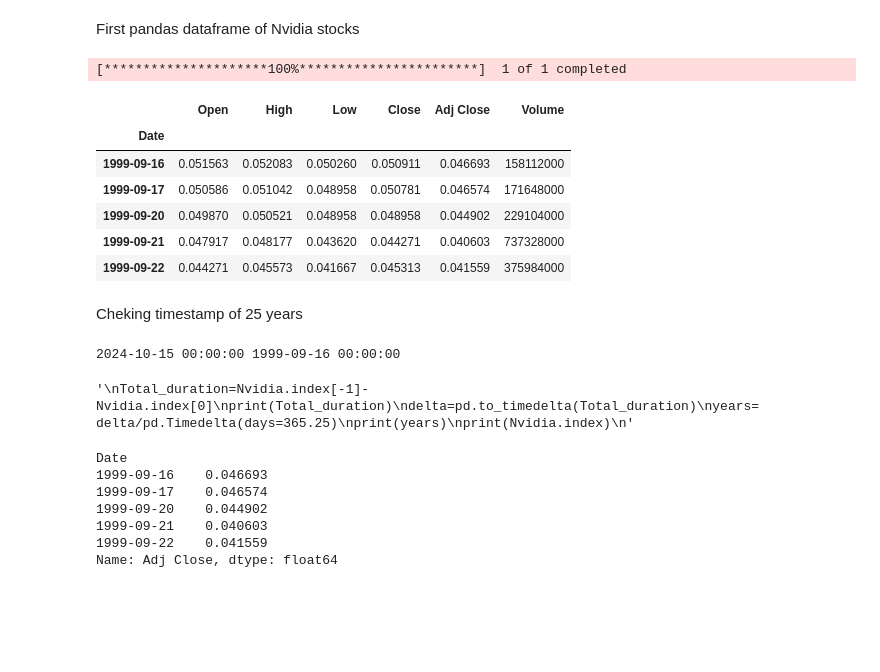
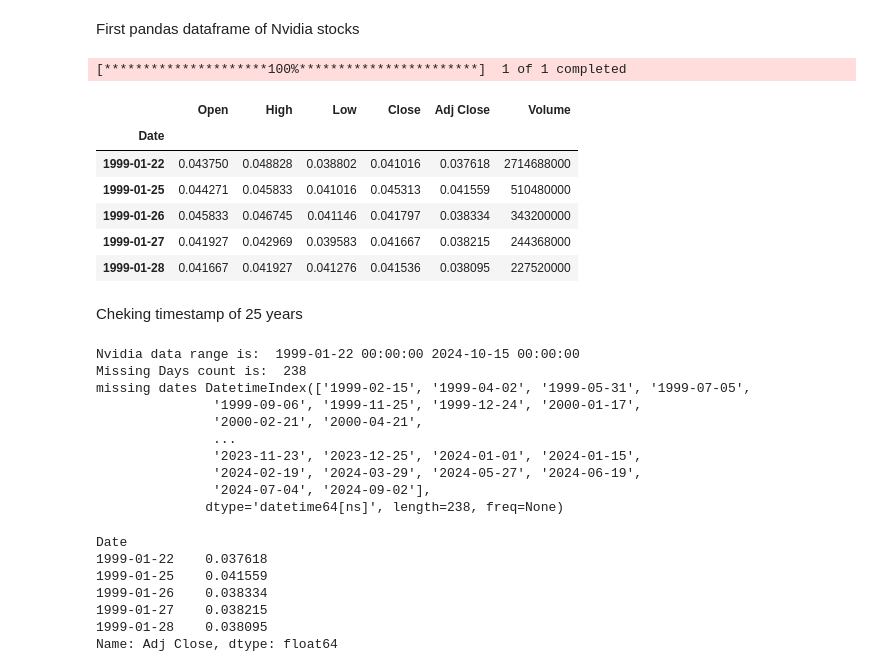
Before and after one commit to cgav1n1/Econometrics_Stylized_Facts, a Jupyter notebook: MidTermAssignment.ipynb, the cells around one changed output. Saved outputs shown, nothing was run; the diff lists cells and outputs as text; code cells hidden in the pictures; blank space fills up the shorter version.

```diff
--- a/MidTermAssignment.ipynb
+++ b/MidTermAssignment.ipynb
@@ -34,14 +34,14 @@ import pylab
 First pandas dataframe of Nvidia stocks
 # %%
 # Importing Nvidia stock from yahoo finance
-Nvidia = yf.download("NVDA", start="1999-09-16", end="2024-10-16")
+Nvidia = yf.download("NVDA", start="1999-01-21", end="2024-10-16")
 Nvidia.head()
 # %% [output]
 [*********************100%***********************]  1 of 1 completed
 |  | Open | High | Low | Close | Adj Close | Volume |
 | Date |  |  |  |  |  |  |
-| 1999-09-16 | 0.051563 | 0.052083 | 0.050260 | 0.050911 | 0.046693 | 158112000 |
-| 1999-09-17 | 0.050586 | 0.051042 | 0.048958 | 0.050781 | 0.046574 | 171648000 |
-| 1999-09-20 | 0.049870 | 0.050521 | 0.048958 | 0.048958 | 0.044902 | 229104000 |
-| 1999-09-21 | 0.047917 | 0.048177 | 0.043620 | 0.044271 | 0.040603 | 737328000 |
-| 1999-09-22 | 0.044271 | 0.045573 | 0.041667 | 0.045313 | 0.041559 | 375984000 |
+| 1999-01-22 | 0.043750 | 0.048828 | 0.038802 | 0.041016 | 0.037618 | 2714688000 |
+| 1999-01-25 | 0.044271 | 0.045833 | 0.041016 | 0.045313 | 0.041559 | 510480000 |
+| 1999-01-26 | 0.045833 | 0.046745 | 0.041146 | 0.041797 | 0.038334 | 343200000 |
+| 1999-01-27 | 0.041927 | 0.042969 | 0.039583 | 0.041667 | 0.038215 | 244368000 |
+| 1999-01-28 | 0.041667 | 0.041927 | 0.041276 | 0.041536 | 0.038095 | 227520000 |
@@ -52,18 +54,33 @@ with open("Latex/table.tex", "w") as file:
 # %% [markdown]
 Cheking timestamp of 25 years
 # %%
-print(Nvidia.index[-1],Nvidia.index[0])
-"""
-Total_duration=Nvidia.index[-1]-Nvidia.index[0]
-print(Total_duration)
-delta=pd.to_timedelta(Total_duration)
-years= delta/pd.Timedelta(days=365.25)
-print(years)
-print(Nvidia.index)
-"""
+print('Nvidia data range is: ',Nvidia.index[0],Nvidia.index[-1])
+
+#trying to find gaps
+
+#First create a dataframe for a fullrange of our index, without any gap with the following formula:
+full_range = pd.date_range(start=Nvidia.index.min(), end=Nvidia.index.max(), freq='B')
+
+#Then compare to our dataframe:
+
+MissingDays=full_range.difference(Nvidia.index)
+
+#Print the count and the detail preview:
+print('Missing Days count is: ',len(MissingDays))
+print("missing dates",MissingDays)
+
+#We can see that data have ponctual gaps, no issue here we can still use it
 # %% [output]
-2024-10-15 00:00:00 1999-09-16 00:00:00
+Nvidia data range is:  1999-01-22 00:00:00 2024-10-15 00:00:00
+Missing Days count is:  238
+missing dates DatetimeIndex(['1999-02-15', '1999-04-02', '1999-05-31', '1999-07-05',
+               '1999-09-06', '1999-11-25', '1999-12-24', '2000-01-17',
+               '2000-02-21', '2000-04-21',
+               ...
+               '2023-11-23', '2023-12-25', '2024-01-01', '2024-01-15',
+               '2024-02-19', '2024-03-29', '2024-05-27', '2024-06-19',
+               '2024-07-04', '2024-09-02'],
+              dtype='datetime64[ns]', length=238, freq=None)
-'\nTotal_duration=Nvidia.index[-1]-Nvidia.index[0]\nprint(Total_duration)\ndelta=pd.to_timedelta(Total_duration)\nyears= delta/pd.Timedelta(days=365.25)\nprint(years)\nprint(Nvidia.index)\n'
 # %%
 Nvidia.index
 #extracting adjusted
@@ -74,9 +91,9 @@ Nv_adj.index = Nvidia.index
 Nv_adj.head()
 # %% [output]
 Date
-1999-09-16    0.046693
-1999-09-17    0.046574
-1999-09-20    0.044902
-1999-09-21    0.040603
-1999-09-22    0.041559
+1999-01-22    0.037618
+1999-01-25    0.041559
+1999-01-26    0.038334
+1999-01-27    0.038215
+1999-01-28    0.038095
 Name: Adj Close, dtype: float64
```
Also changed, not shown: parts of 3 cells of this notebook, 9 other files.
